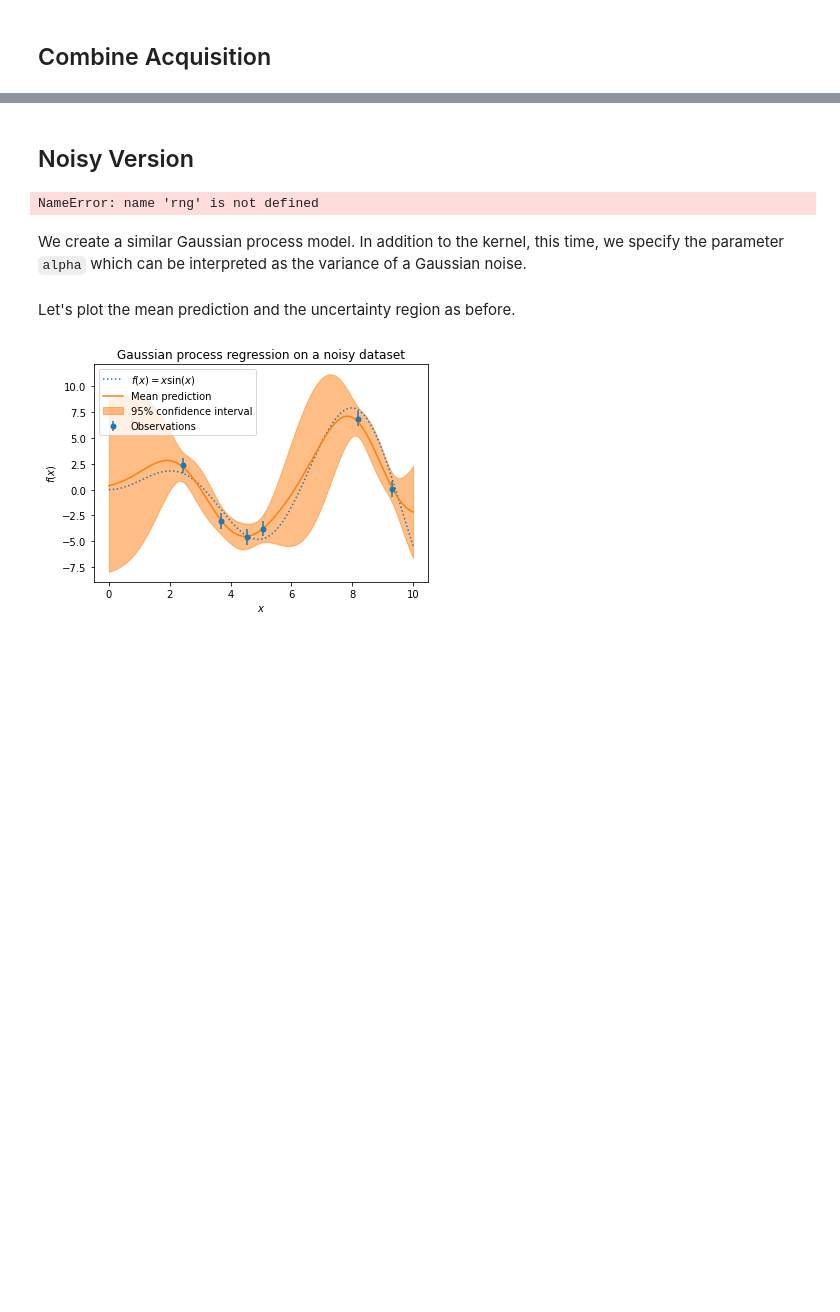
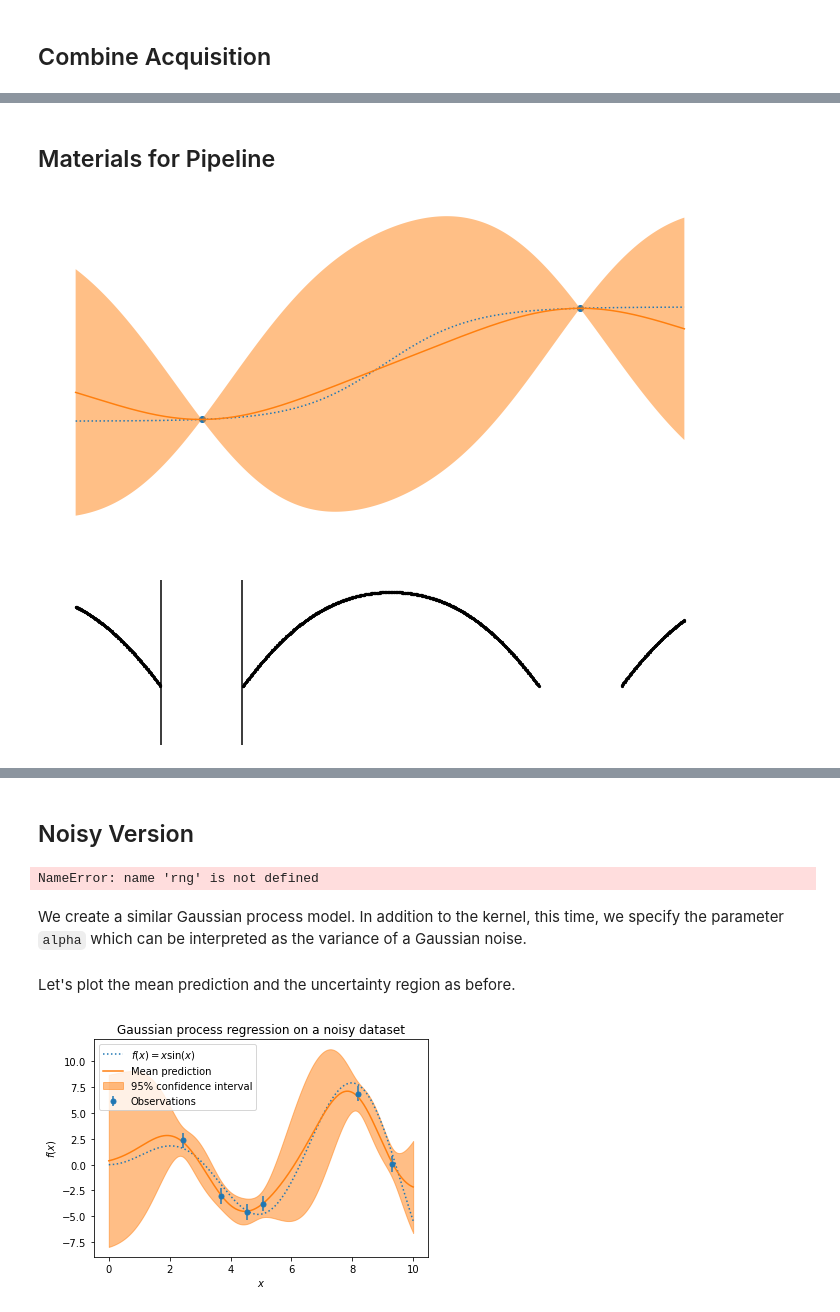
Before and after one commit to SchroDeCat/ConstrainedBO, a Jupyter notebook: visualize_cbo_noisy_targets.ipynb, the cells around one changed output, grey strips where cells are left out. Drawn from its saved outputs; the diff is of its cells as text; code cells hidden in the pictures; blank space fills up the shorter version.

```diff
--- a/visualize_cbo_noisy_targets.ipynb
+++ b/visualize_cbo_noisy_targets.ipynb
@@ -375,0 +399,54 @@ ucb[ucb_idx], lcb[lcb_idx]
+# %% [markdown]
+## Materials for Pipeline
+# %%
+fig, axes = plt.subplots(2, 1, figsize=[12, 10], gridspec_kw={'height_ratios': [2, 1]})
+
+# original GP
+plt.subplot(2,1,1)
+plt.plot(X, yc, label=r"$C(x)$", linestyle="dotted")
+plt.scatter(X_train, c_train, label="Observations")
+plt.plot(X, mean_prediction_c, label="Mean prediction")
+# plt.axhline(y = 0, color = 'blue', linestyle = '-', label='Threshold for constraint')
+plt.fill_between(
+    X.ravel(),
+    lcb_c,
+    ucb_c,
+    alpha=0.5,
+    label=r"99% confidence interval",
+)
+
+
+# plt.axvline(x = X[ucb_c_idx[0]], color = 'purple')
+# plt.scatter(X[ucb_c_idx[0]], 0, s=20, color = 'purple',)
+# plt.axvline(x = X[ucb_c_idx[1]], color = 'purple', label=r'$U_c$ Boundary')
+# plt.scatter(X[ucb_c_idx[1]], 0, s=20, color = 'purple')
+# plt.axvline(x = X[lcb_c_idx[0]], color = 'green')
+# plt.scatter(X[lcb_c_idx[0]], 0, s=20, color = 'green',)
+# plt.axvline(x = X[lcb_c_idx[1]], color = 'green',  label=r'$S_c$ Boundary')
+# plt.scatter(X[lcb_c_idx[1]], 0, s=20, color = 'green')
+
+# plt.legend()
+plt.xlabel("$x$")
+plt.ylabel("$C(x)$")
+# _ = plt.title("Gaussian process regression on noise-free dataset")
+plt.axis('off')
+
+# acquisition function
+plt.subplot(2,1,2,)
+plt.scatter(X[acq_c_filter], acq_c[acq_c_filter], label="Acquisition Function", s=5, c="black")
+acq_c_argmax = acq_c.argmax()
+plt.axis('off')
+# plt.scatter()
+
+plt.ylim(0, 1)
+plt.xlabel("$x$")
+plt.ylabel("Acquisition")
+plt.axvline(x = X[ucb_c_idx[0]], color = 'black')
+plt.axvline(x = X[ucb_c_idx[1]], color = 'black', label=r'$U_c$ Boundary')
+
+# plt.axvline(x = X[lcb_c_idx[0]], color = 'black')
+# plt.axvline(x = X[lcb_c_idx[1]], color = 'black', label=r'$S_c$ Boundary')
+# plt.legend()
+plt.savefig('EG1D_C_simple.png')
+# %% [output]
+[figure, added]
```
Also changed, not shown: parts of 8 cells of this notebook.
